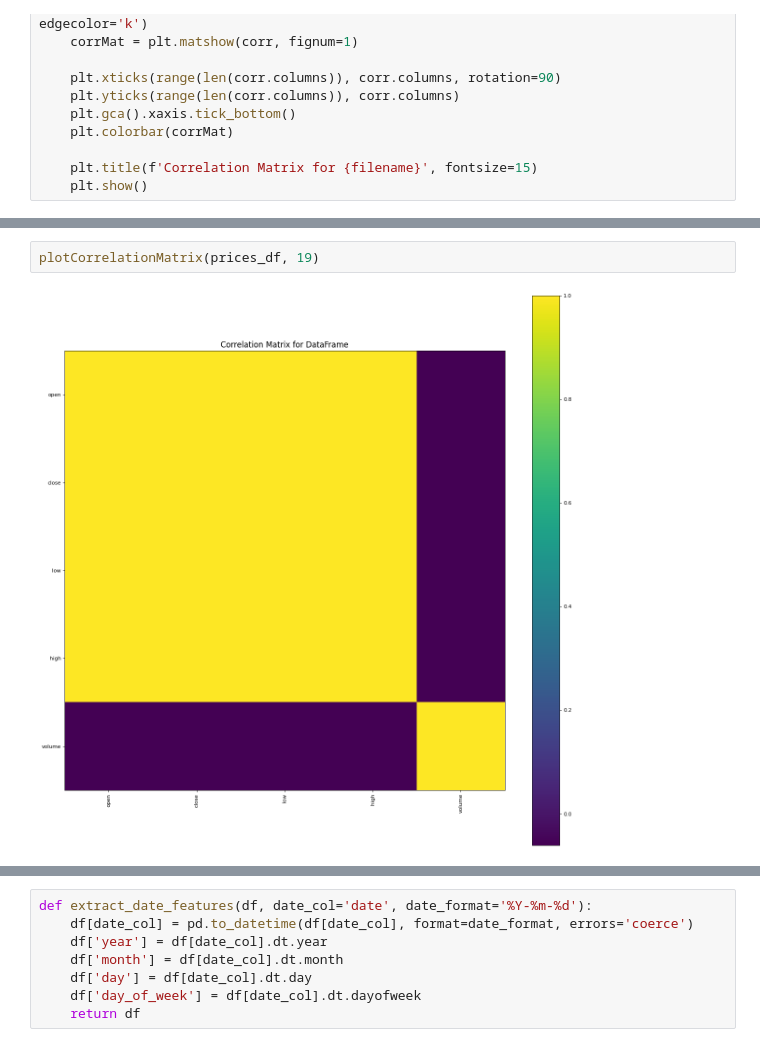
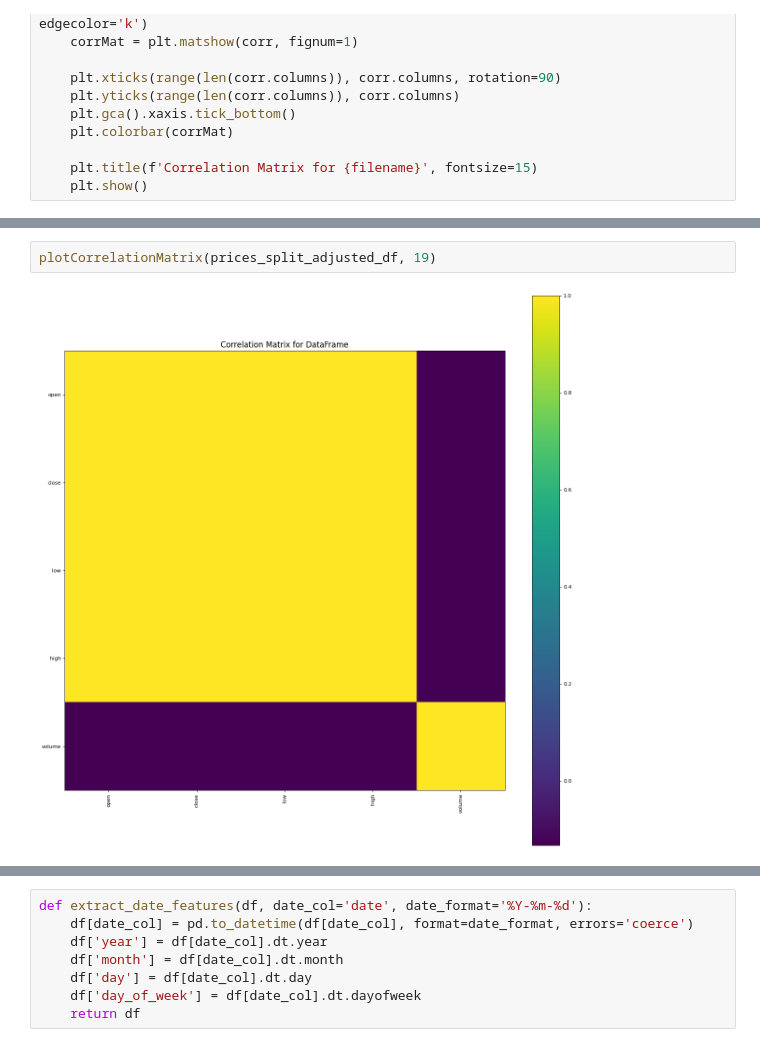
Before and after one commit to adheeb4/7PAM2002_0509_2023_Final_Project, a Jupyter notebook: Final_Project.ipynb, the cells around one changed output, grey strips where cells are left out. Saved outputs shown, nothing was run; the diff lists cells and outputs as text.

```diff
--- a/Final_Project.ipynb
+++ b/Final_Project.ipynb
@@ -163,4 +226,4 @@ Too many columns to display (71), displaying the first 10 columns.
 # %%
-plotCorrelationMatrix(prices_df, 19)
+plotCorrelationMatrix(prices_split_adjusted_df, 19)
 # %% [output]
-[figure, old version]
+[figure, new version]
```
Also changed, not shown: parts of 48 cells of this notebook.
